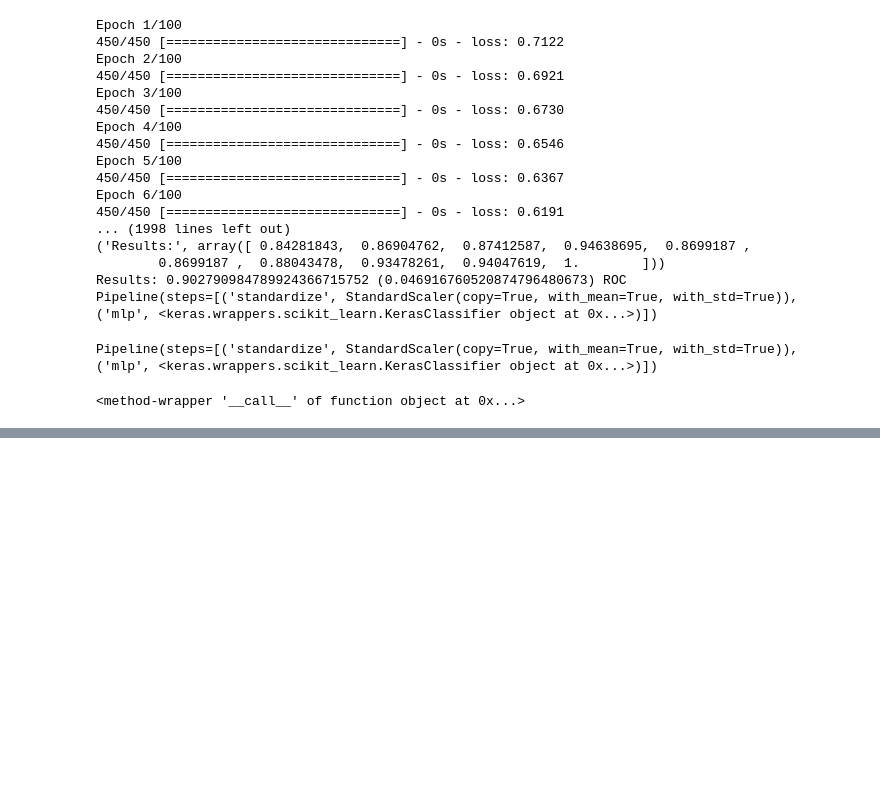
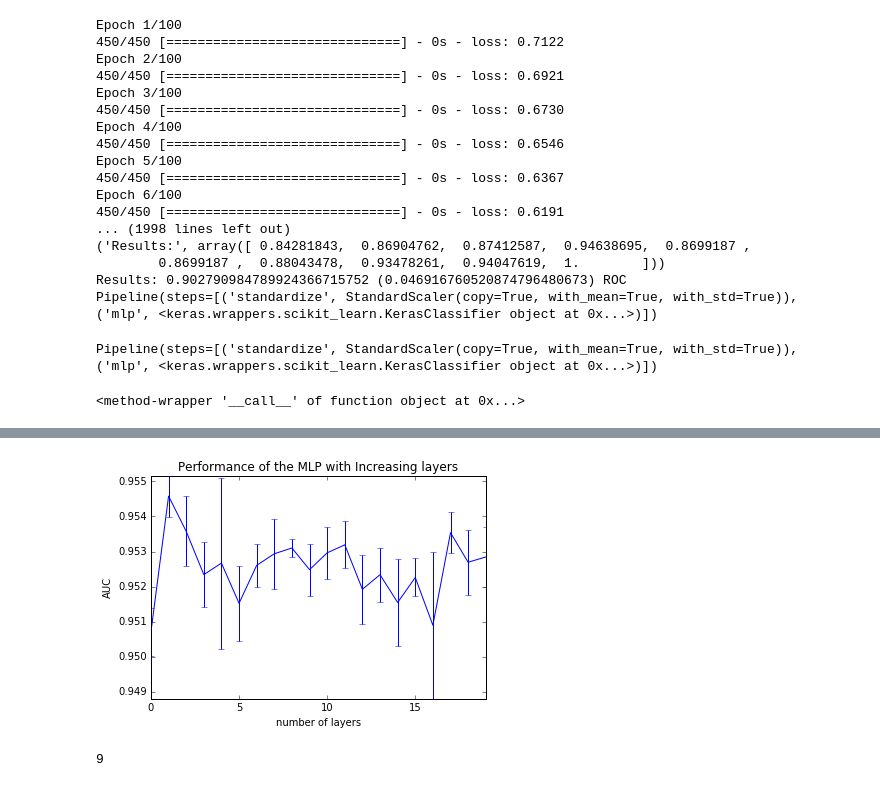
Before and after one commit to bottydim/detect-credit-card-fraud, a Jupyter notebook: ccfd_dnn/Evaluation.ipynb, the cells around one changed output, grey strips where cells are left out. Cells and saved outputs as stored; diff of their text form; code cells hidden in the pictures; blank space fills up the shorter version.

```diff
--- a/ccfd_dnn/Evaluation.ipynb
+++ b/ccfd_dnn/Evaluation.ipynb
@@ -159,0 +170,29 @@ plt.show()
+# %%
+score_means_l = list()
+score_stds_l = list()
+layers = range(20)
+kfold = KFold(n_splits=3, random_state=seed)
+pipeline.set_params(mlp__nb_epoch=100)
+for l in layers:
+    pipeline.set_params(mlp__layers=l)
+    this_scores = cross_val_score(pipeline, X, Y, cv=kfold, scoring='roc_auc',n_jobs=1)
+    score_means_l.append(this_scores.mean())
+    score_stds_l.append(this_scores.std())
+
+title =  'Performance of the MLP with Increasing layers'
+fig = plt.figure()
+plt.errorbar(layers, score_means_l, np.array(score_stds_l))
+plt.title(title)
+plt.xlabel('number of layers')
+plt.ylabel('AUC')
+
+plt.axis('tight')
+plt.show()
+
+fig.savefig("/home/botty/Documents/CCFD/figures/analysis/"+title)
+# %% [output]
+[figure, added]
+# %%
+len(score_means_l)
+# %% [output]
+9
```
Also changed, not shown: parts of 14 cells of this notebook.
